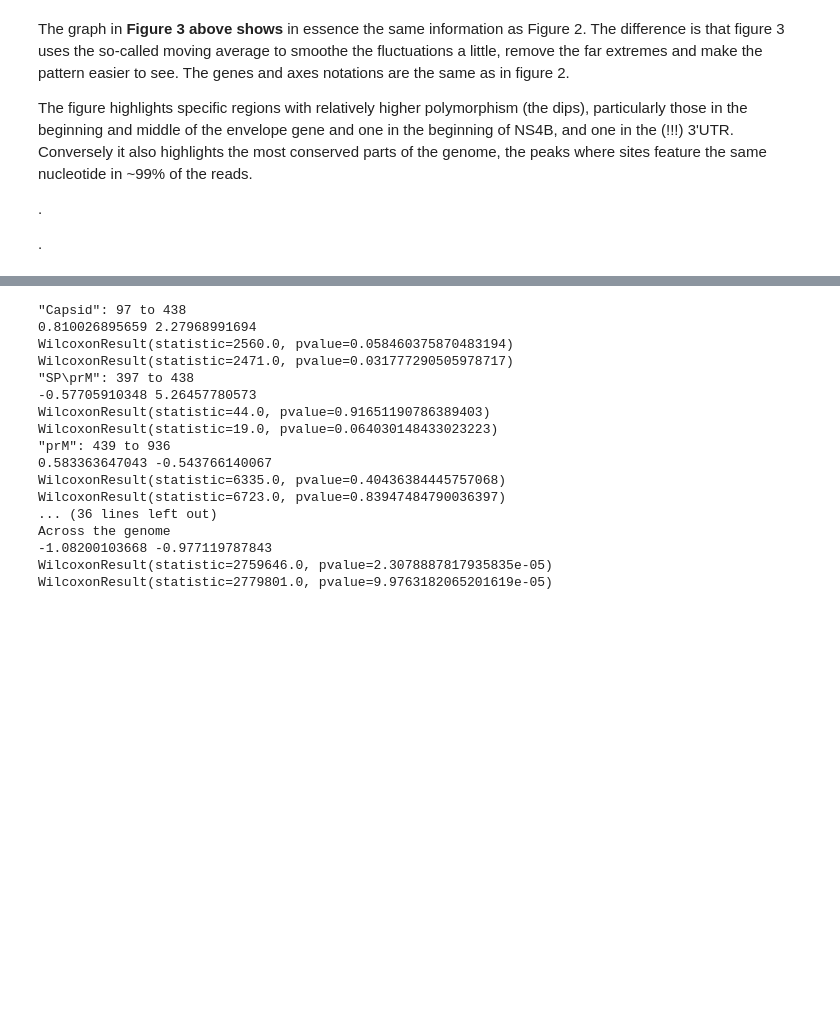
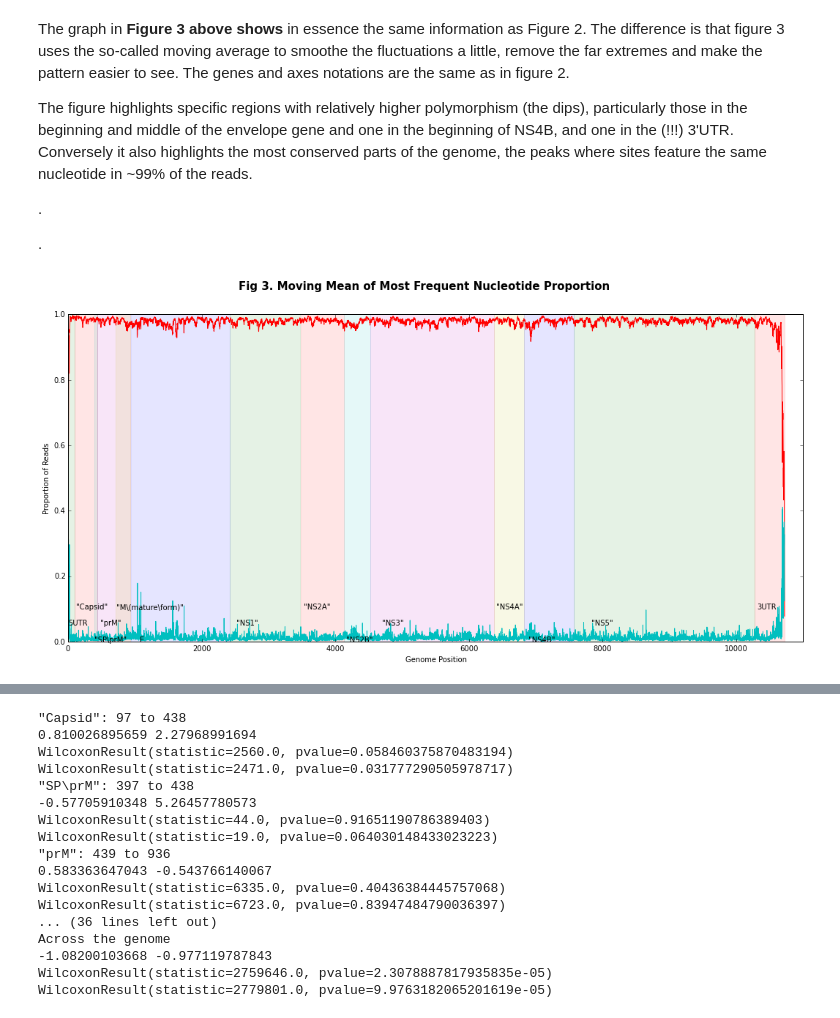
Before and after one commit to pvmarkov/DENGOMICS, a Jupyter notebook: scripts/denv_reads_analysis.ipynb, the cells around one changed output, grey strips where cells are left out. Saved outputs shown, nothing was run; the diff lists cells and outputs as text; code cells hidden in the pictures; blank space fills up the shorter version.

```diff
--- a/scripts/denv_reads_analysis.ipynb
+++ b/scripts/denv_reads_analysis.ipynb
@@ -23,5 +24,5 @@ refgenome_file = "/Users/markov/dengue/data/pDVWSK601-NGC virus.gb"
 # %%
-counts_dataframe = pd.read_csv ("/Users/markov/dengue/data/denv_coverage_and_ntcounts_nopairs_noquality.csv")
+counts_dataframe = pd.read_csv ("/Users/pvmarkov/dengue/data/cover_majorbase_nofiltersquality_or_pairs.csv")
 
 correction = - getting_position_correction (refgenome_file, ''.join(counts_dataframe ['majorsequence']))
 #print (correction)
@@ -172,3 +175,34 @@ The figure highlights specific regions with relatively higher polymorphism (the
 .
 
 .
+# %%
+moving_average = (runningMeanFast (counts_dataframe ['majorbase_ratio'], 5))
+%matplotlib inline
+rcParams['figure.figsize'] = 18, 8
+plt.suptitle('Fig 3. Moving Mean of Most Frequent Nucleotide Proportion', fontsize=15, fontweight='bold')
+plt.plot (counts_dataframe ['position'], moving_average, 'r-') #(position, coverage, 'r-')
+plt.plot (counts_dataframe ['position'], counts_dataframe ['secondbase_ratio'], 'c-') #(position, coverage, 'r-')
+plt.xlabel ('Genome Position')
+plt.ylabel ('Proportion of Reads')
+axis_lower_limit = 0#.88
+plt.axis ([0, 11000, axis_lower_limit, 1])
+color = 0.0
+fcolor = list ('bgrcmybgrcmybgrcmybgrcmy')
+color_counter = 0
+#plt.axvspan(2000, 3000, ymin=0, ymax=1, alpha = 0.2)
+#plt.axvspan(3500, 5000, ymin=0, ymax=1, facecolor = 'g', alpha = 0.5)
+for gene in annots_list:
+    color_counter +=1
+    plt.axvspan(gene.start, gene.end, color = (fcolor [color_counter]), alpha = 0.1) #, label='NS5B')
+    plt.text (gene.start + ((gene.end - gene.start)/10), axis_lower_limit + (axis_lower_limit/100) + (((1 - axis_lower_limit) /20) *(color_counter%3)) , gene.name, rotation=0)
+    color += 1/len(annots_list)
+#for gene in annots_list:
+#    plt.hlines((color/10)+ 0.8, gene.start, gene.end, colors= (0+color, 1-color, 0.8, 1), linestyles='solid') #, label='NS5B')
+#    plt.text( (gene.start + gene.end)/2, (color/10)+ 0.8, gene.name, rotation=0)
+#    color += 1/len(annots_list)
+fig_size = rcParams["figure.figsize"]
+#print ("Current figure size:", fig_size)
+#plt.legend (['Moving mean of most common nucleotide proportion'], loc = 'lower right')
+None
+# %% [output]
+[figure, added]
```
Also changed, not shown: parts of 30 cells of this notebook, 5 other files.
